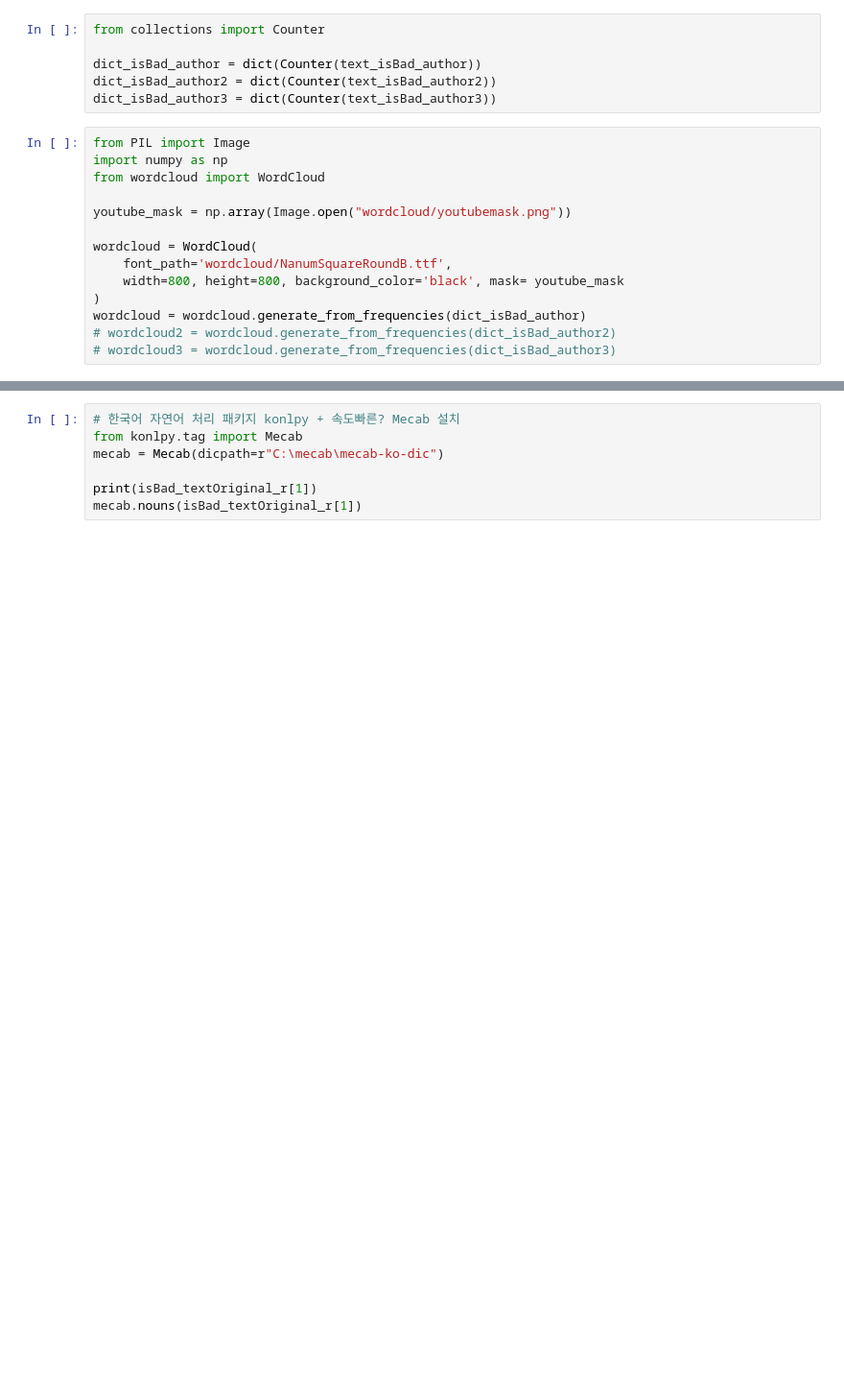
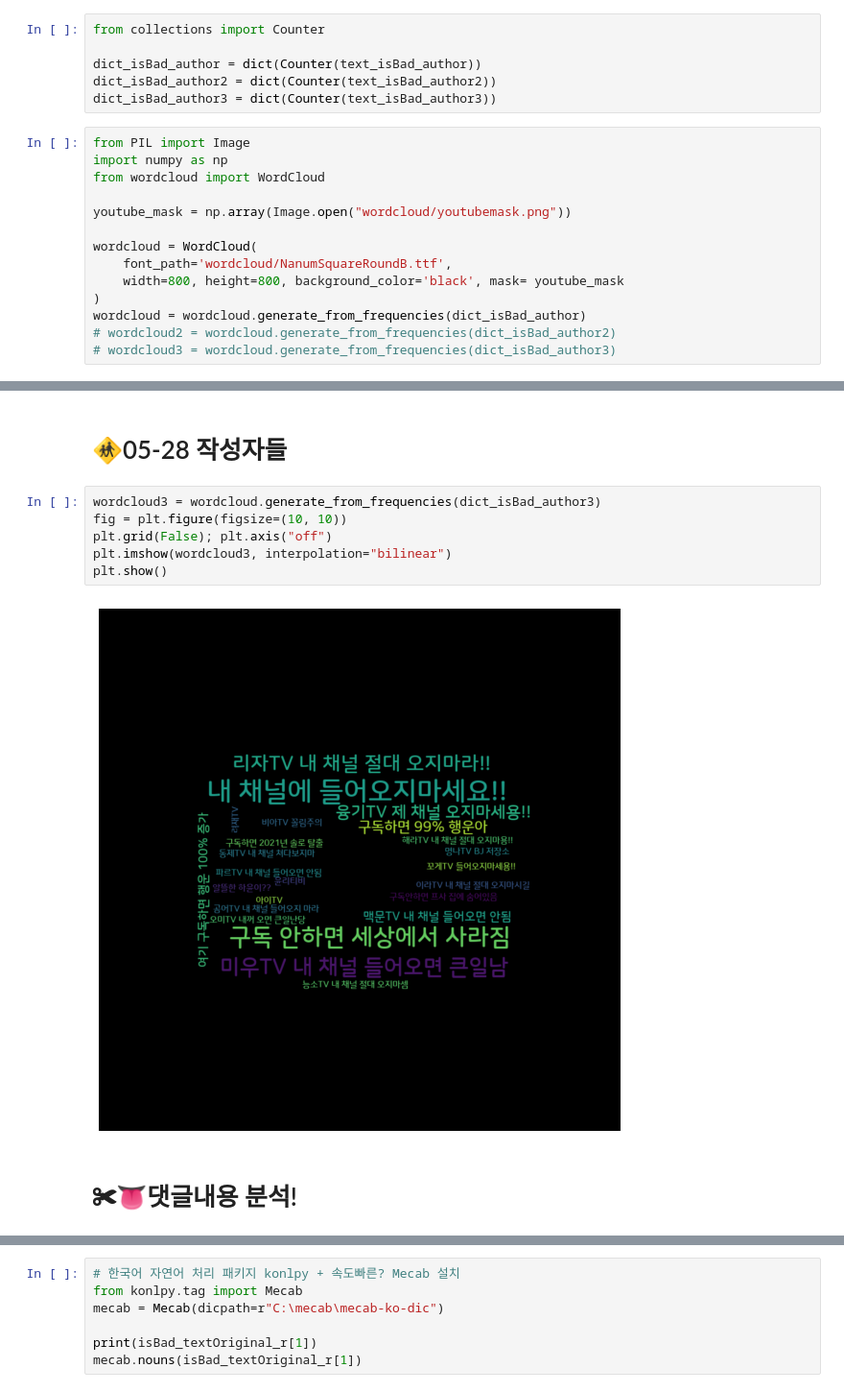
Before and after one commit to EasyBAMM/bigdata, a Jupyter notebook: scenario.ipynb, the cells around one changed output, grey strips where cells are left out. Shown at 96% size. Cells and saved outputs as stored; diff of their text form; blank space fills up the shorter version.

```diff
--- a/scenario.ipynb
+++ b/scenario.ipynb
@@ -347 +356,13 @@ plt.show()
+# %% [markdown]
+# &#128696;05-28 작성자들
+# %%
+wordcloud3 = wordcloud.generate_from_frequencies(dict_isBad_author3)
+fig = plt.figure(figsize=(10, 10))
+plt.grid(False); plt.axis("off")
+plt.imshow(wordcloud3, interpolation="bilinear")
+plt.show()
+# %% [output]
+[figure, added]
+# %% [markdown]
+# &#9984;&#128069;댓글내용 분석!
 # %%
```
Also changed, not shown: parts of 48 cells of this notebook, 7 other files.
